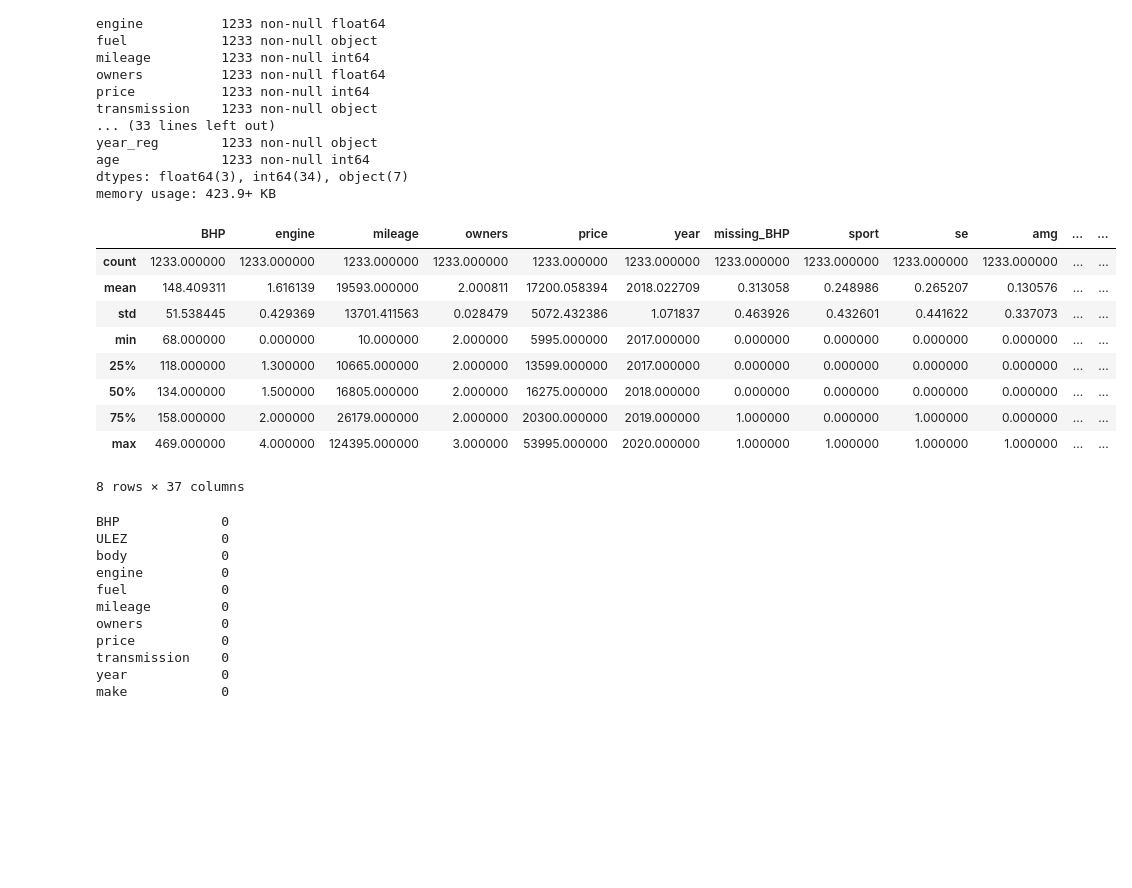
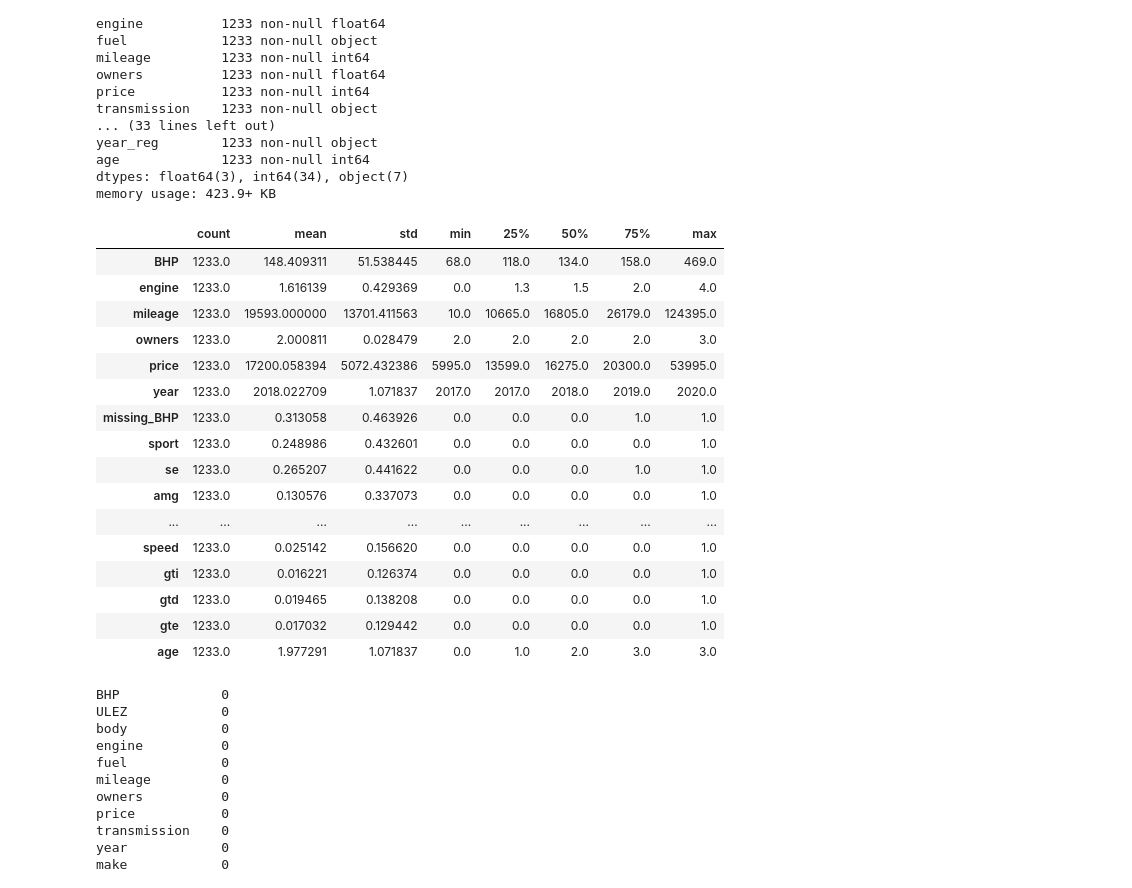
Before and after one commit to Hyang0219/Autotrader_estimator_project, a Jupyter notebook: data_cleanning.ipynb, the cells around one changed output. Drawn from its saved outputs; the diff is of its cells as text; code cells hidden in the pictures; blank space fills up the shorter version.

```diff
--- a/data_cleanning.ipynb
+++ b/data_cleanning.ipynb
@@ -367,7 +367,7 @@ df_freq.head(10)
 | a | 129 |
 # %%
 features = ["sport","se", "amg", "tfsi", "nav", "tsi", "tdi", "premium", "dci",
-            "m-sport", "sportback", "edition", "tech", "crdi", "tronic", "cod",
+            "m sport", "sportback", "edition", "tech", "crdi", "tronic", "cod",
             "s line", "bluetooth", "leather", "performance", "2dr", "3dr", "4dr", "5dr",
             "dsg", "speed", "gti", "gtd", "gte"]
 # %%
@@ -460,18 +460,25 @@ age             1233 non-null int64
 dtypes: float64(3), int64(34), object(7)
 memory usage: 423.9+ KB
 # %%
-df_clean.describe()
+df_clean.describe().T
 # %% [output]
-|  | BHP | engine | mileage | owners | price | year | missing_BHP | sport | se | amg | ... | ... |
-| count | 1233.000000 | 1233.000000 | 1233.000000 | 1233.000000 | 1233.000000 | 1233.000000 | 1233.000000 | 1233.000000 | 1233.000000 | 1233.000000 | ... | ... |
-| mean | 148.409311 | 1.616139 | 19593.000000 | 2.000811 | 17200.058394 | 2018.022709 | 0.313058 | 0.248986 | 0.265207 | 0.130576 | ... | ... |
-| std | 51.538445 | 0.429369 | 13701.411563 | 0.028479 | 5072.432386 | 1.071837 | 0.463926 | 0.432601 | 0.441622 | 0.337073 | ... | ... |
-| min | 68.000000 | 0.000000 | 10.000000 | 2.000000 | 5995.000000 | 2017.000000 | 0.000000 | 0.000000 | 0.000000 | 0.000000 | ... | ... |
-| 25% | 118.000000 | 1.300000 | 10665.000000 | 2.000000 | 13599.000000 | 2017.000000 | 0.000000 | 0.000000 | 0.000000 | 0.000000 | ... | ... |
-| 50% | 134.000000 | 1.500000 | 16805.000000 | 2.000000 | 16275.000000 | 2018.000000 | 0.000000 | 0.000000 | 0.000000 | 0.000000 | ... | ... |
-| 75% | 158.000000 | 2.000000 | 26179.000000 | 2.000000 | 20300.000000 | 2019.000000 | 1.000000 | 0.000000 | 1.000000 | 0.000000 | ... | ... |
-| max | 469.000000 | 4.000000 | 124395.000000 | 3.000000 | 53995.000000 | 2020.000000 | 1.000000 | 1.000000 | 1.000000 | 1.000000 | ... | ... |
+|  | count | mean | std | min | 25% | 50% | 75% | max |
+| BHP | 1233.0 | 148.409311 | 51.538445 | 68.0 | 118.0 | 134.0 | 158.0 | 469.0 |
+| engine | 1233.0 | 1.616139 | 0.429369 | 0.0 | 1.3 | 1.5 | 2.0 | 4.0 |
+| mileage | 1233.0 | 19593.000000 | 13701.411563 | 10.0 | 10665.0 | 16805.0 | 26179.0 | 124395.0 |
+| owners | 1233.0 | 2.000811 | 0.028479 | 2.0 | 2.0 | 2.0 | 2.0 | 3.0 |
+| price | 1233.0 | 17200.058394 | 5072.432386 | 5995.0 | 13599.0 | 16275.0 | 20300.0 | 53995.0 |
+| year | 1233.0 | 2018.022709 | 1.071837 | 2017.0 | 2017.0 | 2018.0 | 2019.0 | 2020.0 |
+| missing_BHP | 1233.0 | 0.313058 | 0.463926 | 0.0 | 0.0 | 0.0 | 1.0 | 1.0 |
+| sport | 1233.0 | 0.248986 | 0.432601 | 0.0 | 0.0 | 0.0 | 0.0 | 1.0 |
+| se | 1233.0 | 0.265207 | 0.441622 | 0.0 | 0.0 | 0.0 | 1.0 | 1.0 |
+| amg | 1233.0 | 0.130576 | 0.337073 | 0.0 | 0.0 | 0.0 | 0.0 | 1.0 |
+| ... | ... | ... | ... | ... | ... | ... | ... | ... |
+| speed | 1233.0 | 0.025142 | 0.156620 | 0.0 | 0.0 | 0.0 | 0.0 | 1.0 |
+| gti | 1233.0 | 0.016221 | 0.126374 | 0.0 | 0.0 | 0.0 | 0.0 | 1.0 |
+| gtd | 1233.0 | 0.019465 | 0.138208 | 0.0 | 0.0 | 0.0 | 0.0 | 1.0 |
+| gte | 1233.0 | 0.017032 | 0.129442 | 0.0 | 0.0 | 0.0 | 0.0 | 1.0 |
+| age | 1233.0 | 1.977291 | 1.071837 | 0.0 | 1.0 | 2.0 | 3.0 | 3.0 |
-8 rows × 37 columns
 # %%
 df_clean.isna().sum()
 # %% [output]
```
Also changed, not shown: parts of 1 cell of this notebook, 1 other file.
